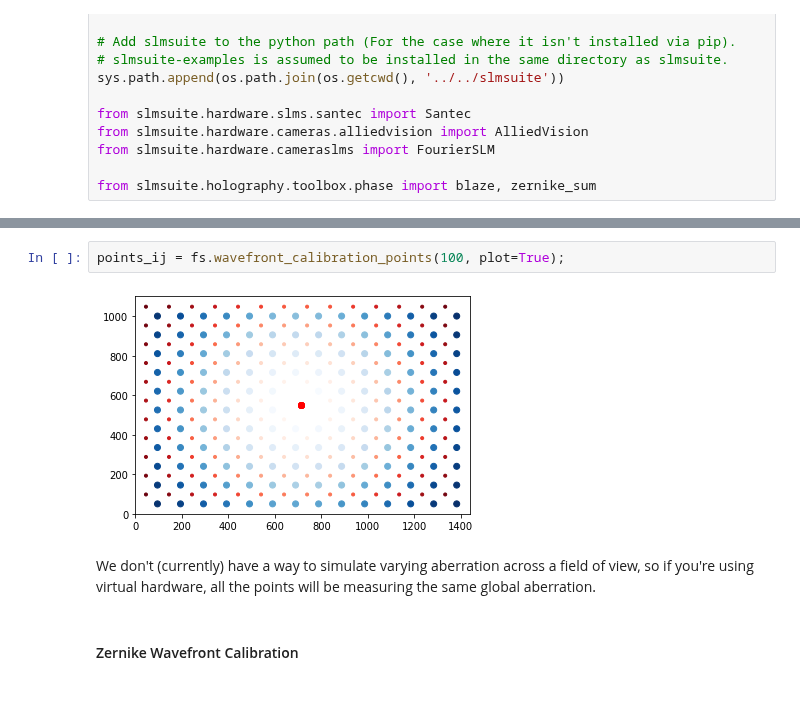
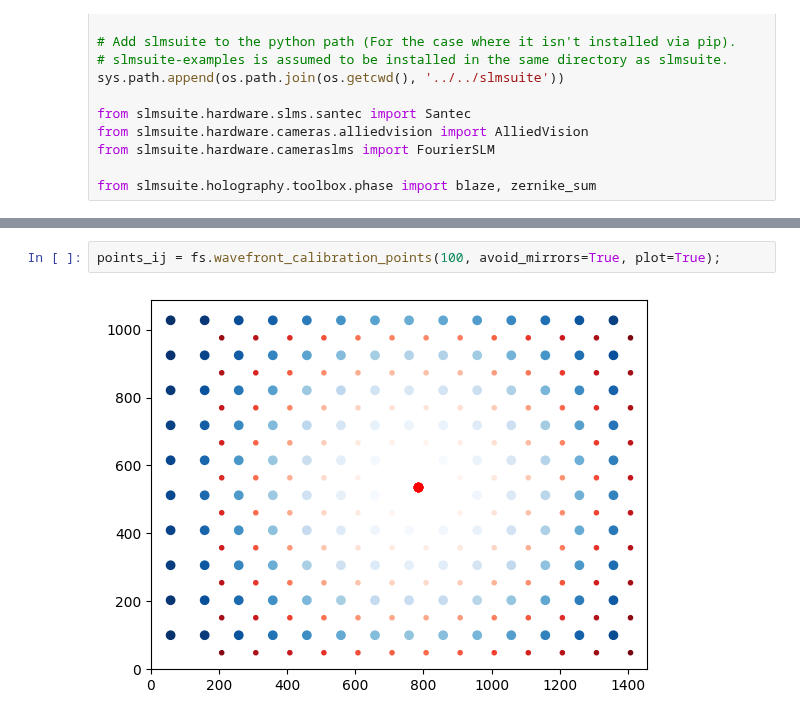
Before and after one commit to slmsuite/slmsuite-examples, a Jupyter notebook: examples/multipoint_calibration.ipynb, the cells around one changed output, grey strips where cells are left out. Drawn from its saved outputs; the diff is of its cells as text.

```diff
--- a/examples/multipoint_calibration.ipynb
+++ b/examples/multipoint_calibration.ipynb
@@ -103,10 +117,4 @@ fs.fourier_calibrate(20, 20, plot=True)
 # %%
-points_ij = fs.wavefront_calibration_points(100, plot=True);
+points_ij = fs.wavefront_calibration_points(100, avoid_mirrors=True, plot=True);
 # %% [output]
-[figure, old version]
+[figure, new version]
-# %% [markdown]
-We don't (currently) have a way to simulate varying aberration across a field of
-view, so if you're using virtual hardware, all the points will be measuring the same
-global aberration.
-# %% [markdown]
-#### Zernike Wavefront Calibration
```
Also changed, not shown: parts of 47 cells of this notebook, 10 other files.
